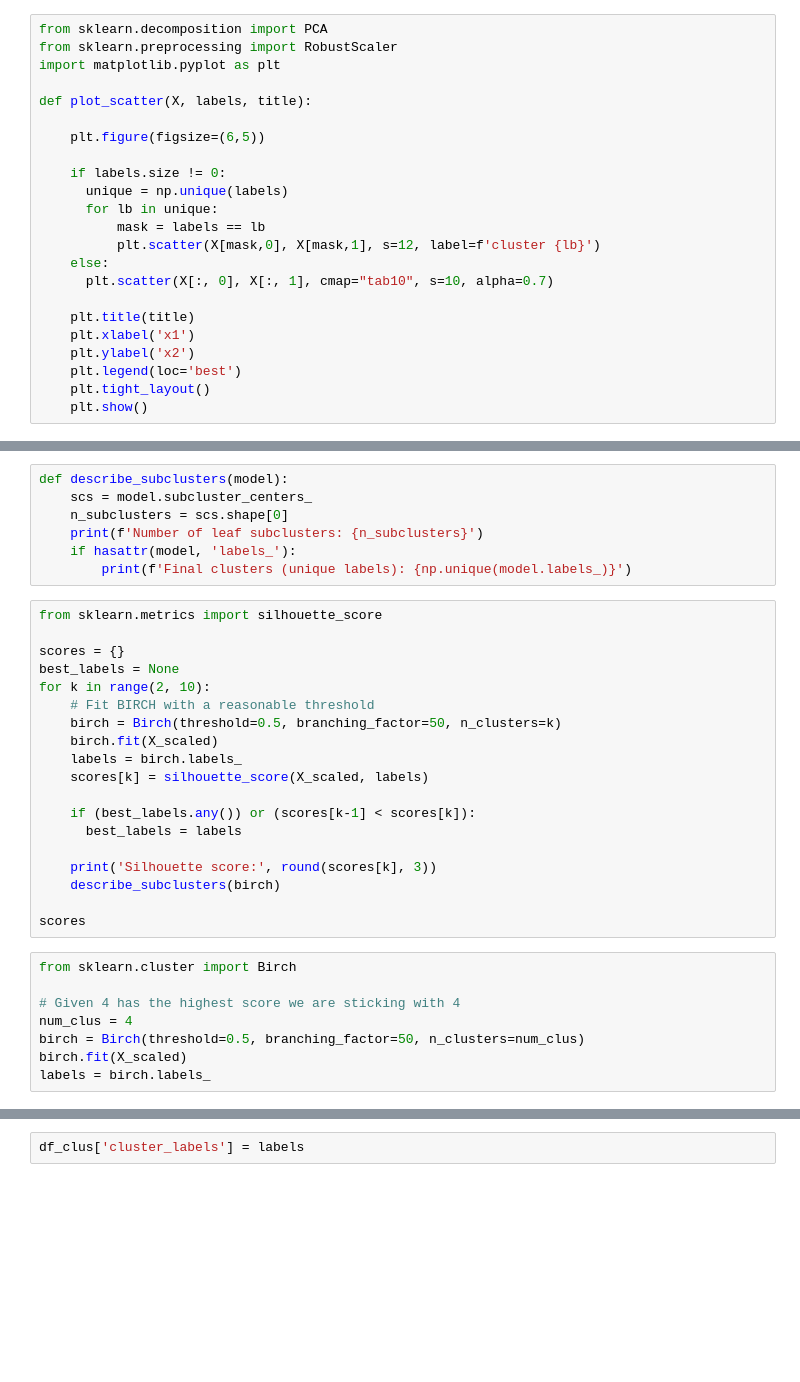
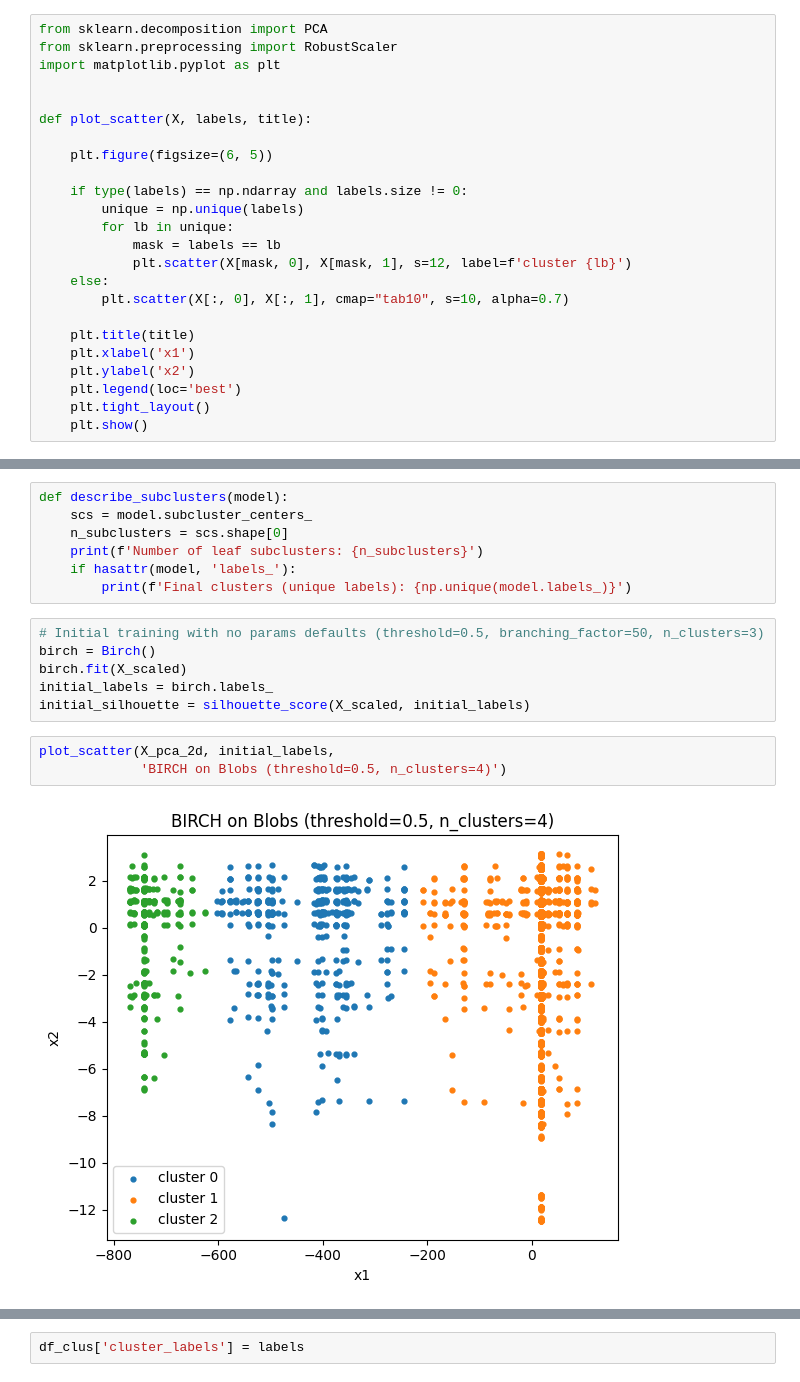
Before and after one commit to HFR1994/data-mining, a Jupyter notebook: src/Data_Mining.ipynb, the cells around one changed output, grey strips where cells are left out. Cells and saved outputs as stored; diff of their text form; blank space fills up the shorter version.

Commit message:
Added second clustering run

```diff
--- a/src/Data_Mining.ipynb
+++ b/src/Data_Mining.ipynb
@@ -1228,17 +1284,18 @@ from sklearn.decomposition import PCA
 from sklearn.preprocessing import RobustScaler
 import matplotlib.pyplot as plt
 
+
 def plot_scatter(X, labels, title):
 
-    plt.figure(figsize=(6,5))
+    plt.figure(figsize=(6, 5))
 
-    if labels.size != 0:
-      unique = np.unique(labels)
-      for lb in unique:
-          mask = labels == lb
-          plt.scatter(X[mask,0], X[mask,1], s=12, label=f'cluster {lb}')
+    if type(labels) == np.ndarray and labels.size != 0:
+        unique = np.unique(labels)
+        for lb in unique:
+            mask = labels == lb
+            plt.scatter(X[mask, 0], X[mask, 1], s=12, label=f'cluster {lb}')
     else:
-      plt.scatter(X[:, 0], X[:, 1], cmap="tab10", s=10, alpha=0.7)
+        plt.scatter(X[:, 0], X[:, 1], cmap="tab10", s=10, alpha=0.7)
 
     plt.title(title)
     plt.xlabel('x1')
@@ -1281,30 +1345,14 @@ def describe_subclusters(model):
     print(f'Number of leaf subclusters: {n_subclusters}')
     if hasattr(model, 'labels_'):
         print(f'Final clusters (unique labels): {np.unique(model.labels_)}')
-# %%
-from sklearn.metrics import silhouette_score
-
-scores = {}
-best_labels = None
-for k in range(2, 10):
-    # Fit BIRCH with a reasonable threshold
-    birch = Birch(threshold=0.5, branching_factor=50, n_clusters=k)
-    birch.fit(X_scaled)
-    labels = birch.labels_
-    scores[k] = silhouette_score(X_scaled, labels)
-
-    if (best_labels.any()) or (scores[k-1] < scores[k]):
-      best_labels = labels
-
-    print('Silhouette score:', round(scores[k], 3))
-    describe_subclusters(birch)
-
-scores
-# %%
-from sklearn.cluster import Birch
-
-# Given 4 has the highest score we are sticking with 4
-num_clus = 4
-birch = Birch(threshold=0.5, branching_factor=50, n_clusters=num_clus)
-birch.fit(X_scaled)
-labels = birch.labels_
+# %%
+# Initial training with no params defaults (threshold=0.5, branching_factor=50, n_clusters=3)
+birch = Birch()
+birch.fit(X_scaled)
+initial_labels = birch.labels_
+initial_silhouette = silhouette_score(X_scaled, initial_labels)
+# %%
+plot_scatter(X_pca_2d, initial_labels,
+             'BIRCH on Blobs (threshold=0.5, n_clusters=4)')
+# %% [output]
+[figure, added]
```
Also changed, not shown: parts of 47 cells of this notebook, 1 other file.
